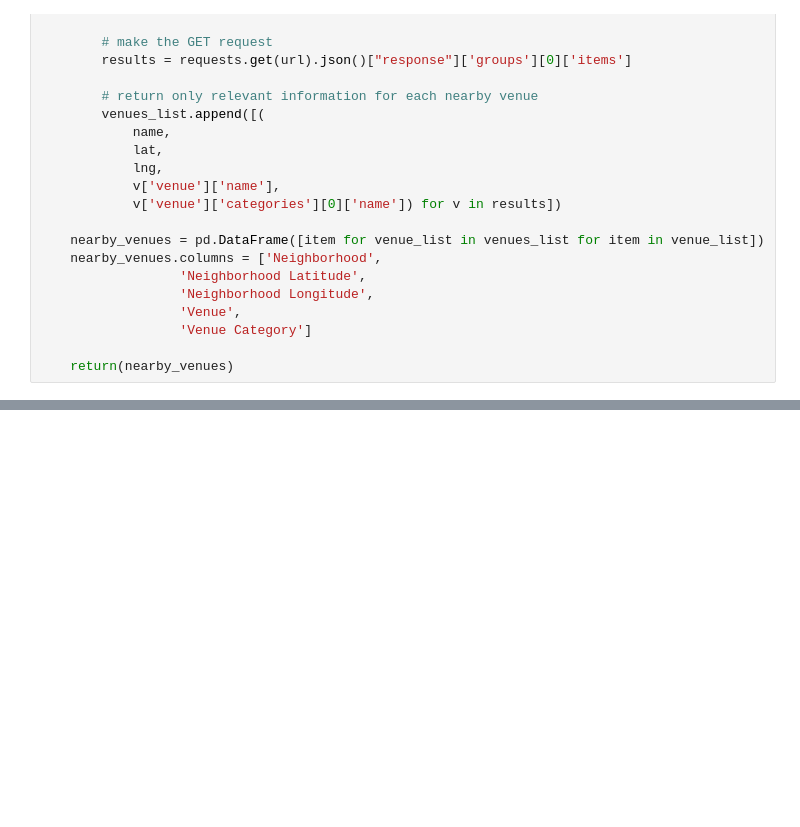
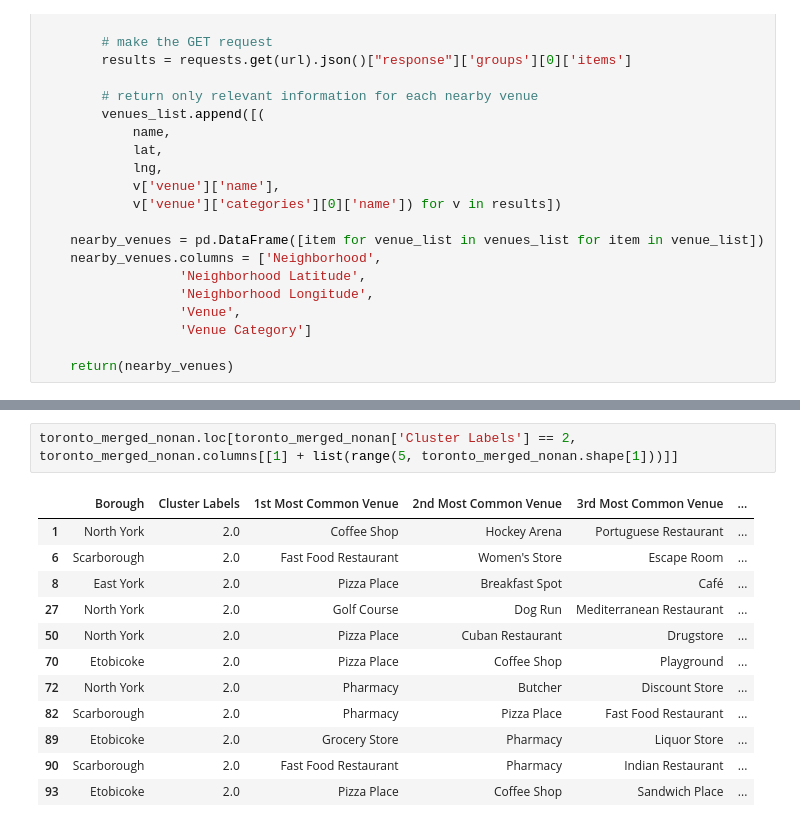
Before and after one commit to z-scientist-ai/Coursera_Capstone, a Jupyter notebook: explore and cluster the neighborhoods in Toronto.ipynb, the cells around one changed output, grey strips where cells are left out. Cells and saved outputs as stored; diff of their text form; blank space fills up the shorter version.

```diff
--- a/explore and cluster the neighborhoods in Toronto.ipynb
+++ b/explore and cluster the neighborhoods in Toronto.ipynb
@@ -364,0 +609,15 @@ KeyError: 'groups'
+# %%
+toronto_merged_nonan.loc[toronto_merged_nonan['Cluster Labels'] == 2, toronto_merged_nonan.columns[[1] + list(range(5, toronto_merged_nonan.shape[1]))]]
+# %% [output]
+|  | Borough | Cluster Labels | 1st Most Common Venue | 2nd Most Common Venue | 3rd Most Common Venue | ... |
+| 1 | North York | 2.0 | Coffee Shop | Hockey Arena | Portuguese Restaurant | ... |
+| 6 | Scarborough | 2.0 | Fast Food Restaurant | Women's Store | Escape Room | ... |
+| 8 | East York | 2.0 | Pizza Place | Breakfast Spot | Café | ... |
+| 27 | North York | 2.0 | Golf Course | Dog Run | Mediterranean Restaurant | ... |
+| 50 | North York | 2.0 | Pizza Place | Cuban Restaurant | Drugstore | ... |
+| 70 | Etobicoke | 2.0 | Pizza Place | Coffee Shop | Playground | ... |
+| 72 | North York | 2.0 | Pharmacy | Butcher | Discount Store | ... |
+| 82 | Scarborough | 2.0 | Pharmacy | Pizza Place | Fast Food Restaurant | ... |
+| 89 | Etobicoke | 2.0 | Grocery Store | Pharmacy | Liquor Store | ... |
+| 90 | Scarborough | 2.0 | Fast Food Restaurant | Pharmacy | Indian Restaurant | ... |
+| 93 | Etobicoke | 2.0 | Pizza Place | Coffee Shop | Sandwich Place | ... |
```
Also changed, not shown: parts of 29 cells of this notebook.
